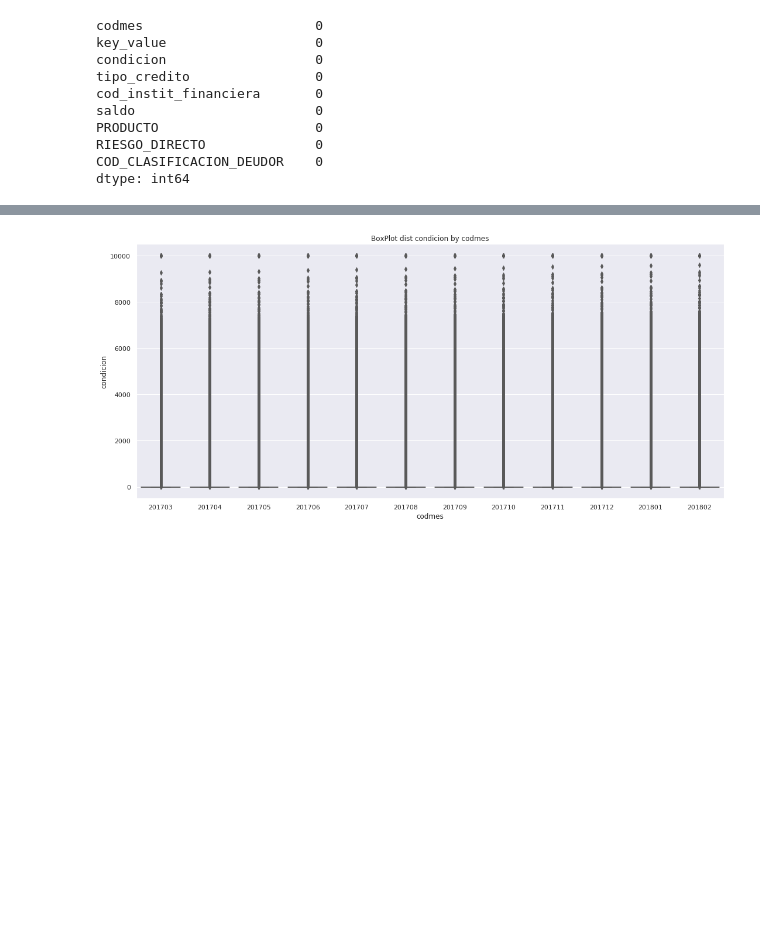
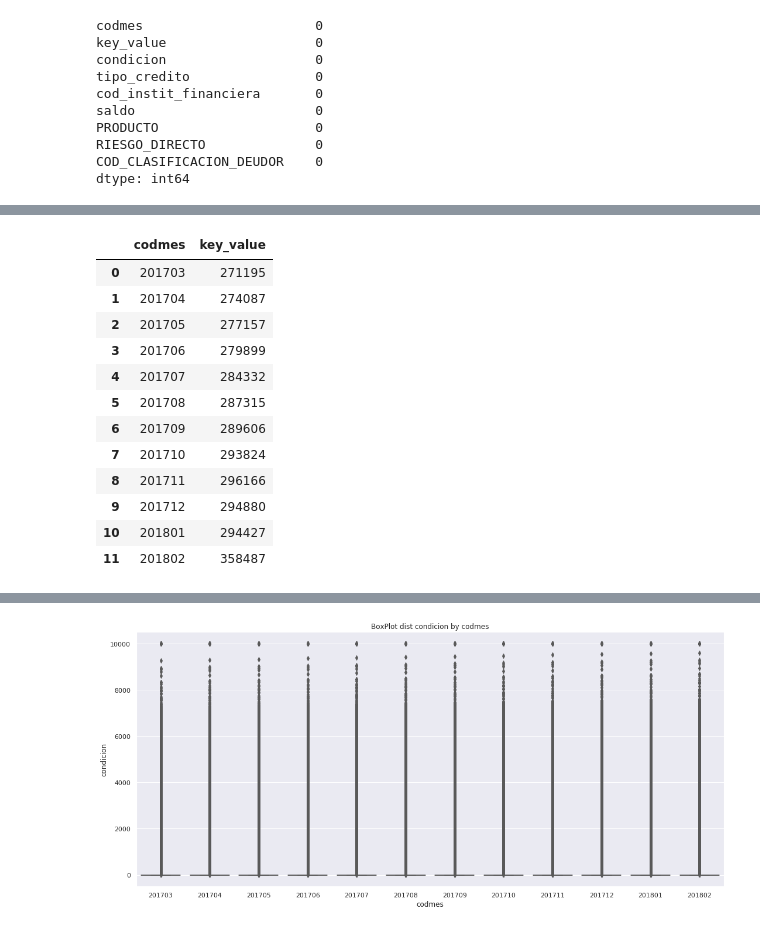
Before and after one commit to Guillin/interbank20, a Jupyter notebook: notebooks/visualization/eda.ipynb, the cells around one changed output, grey strips where cells are left out. Cells and saved outputs as stored; diff of their text form; code cells hidden in the pictures; blank space fills up the shorter version.

```diff
--- a/notebooks/visualization/eda.ipynb
+++ b/notebooks/visualization/eda.ipynb
@@ -163,0 +197,16 @@ dtype: int64
+# %%
+rcc_agg
+# %% [output]
+|  | codmes | key_value |
+| 0 | 201703 | 271195 |
+| 1 | 201704 | 274087 |
+| 2 | 201705 | 277157 |
+| 3 | 201706 | 279899 |
+| 4 | 201707 | 284332 |
+| 5 | 201708 | 287315 |
+| 6 | 201709 | 289606 |
+| 7 | 201710 | 293824 |
+| 8 | 201711 | 296166 |
+| 9 | 201712 | 294880 |
+| 10 | 201801 | 294427 |
+| 11 | 201802 | 358487 |
```
Also changed, not shown: parts of 11 cells of this notebook.
